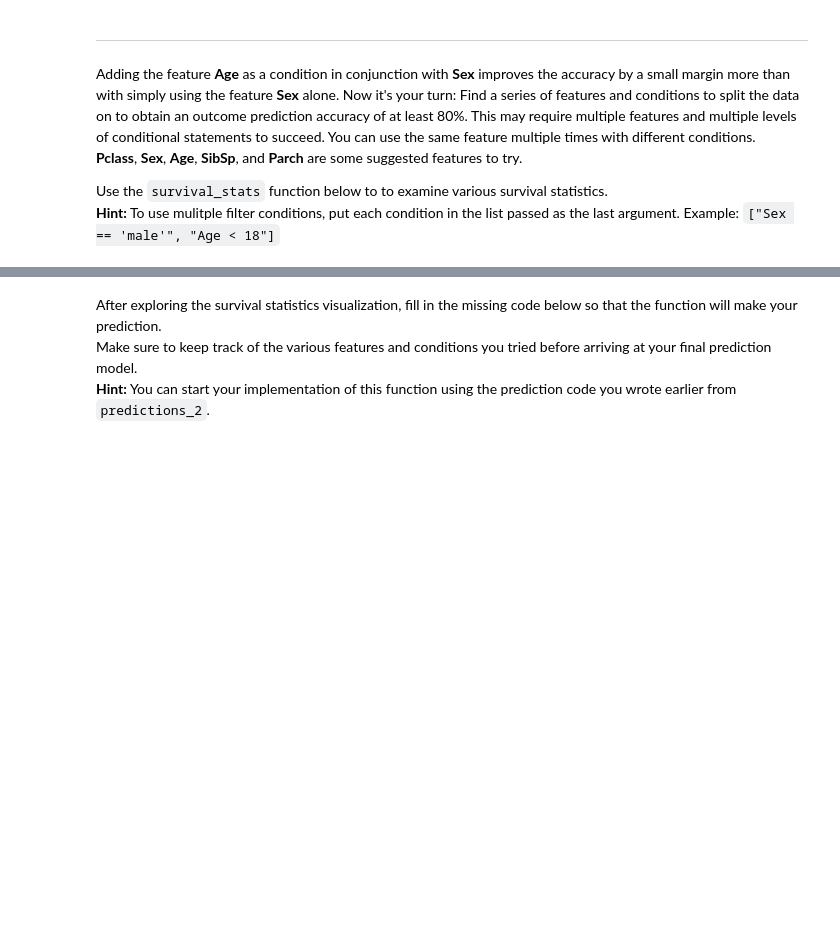
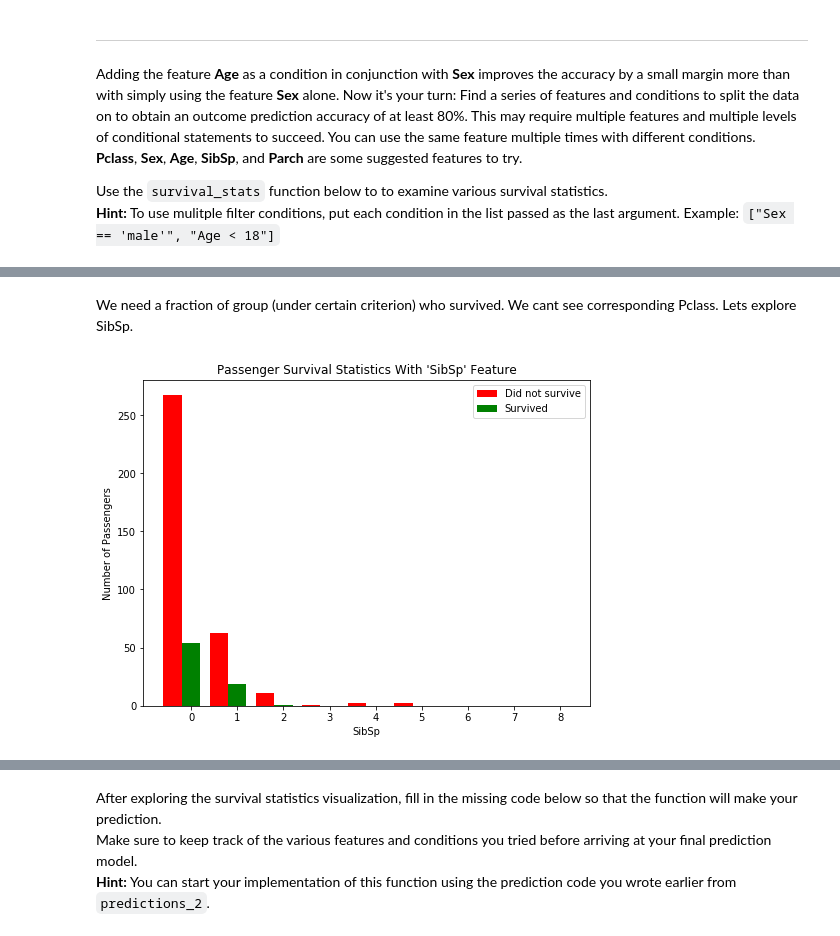
Before and after one commit to alamgirm/titanic_survival_exploration, a Jupyter notebook: titanic_survival_exploration.ipynb, the cells around one changed output, grey strips where cells are left out. Drawn from its saved outputs; the diff is of its cells as text; code cells hidden in the pictures; blank space fills up the shorter version.

```diff
--- a/titanic_survival_exploration.ipynb
+++ b/titanic_survival_exploration.ipynb
@@ -220,0 +237,7 @@ Use the `survival_stats` function below to to examine various survival statistic
+# %% [markdown]
+We need a fraction of group (under certain criterion) who survived. We cant see corresponding Pclass.
+Lets explore SibSp.
+# %%
+vs.survival_stats(data, outcomes, 'SibSp', ["Sex == 'male'", "Age > 10"])
+# %% [output]
+[figure, added]
```
Also changed, not shown: parts of 9 cells of this notebook.
